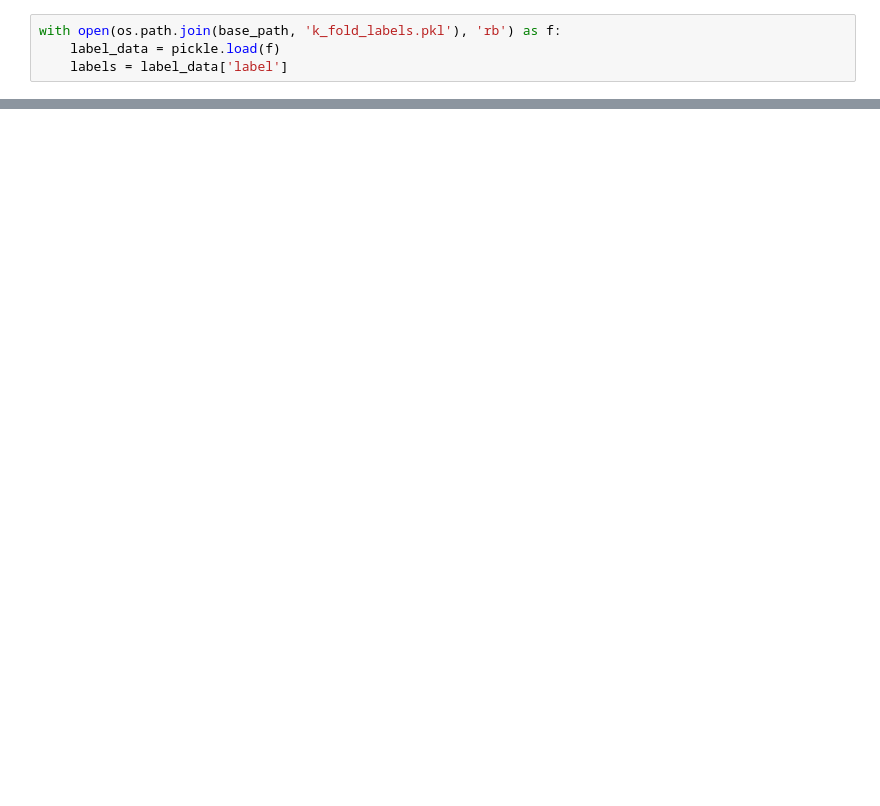
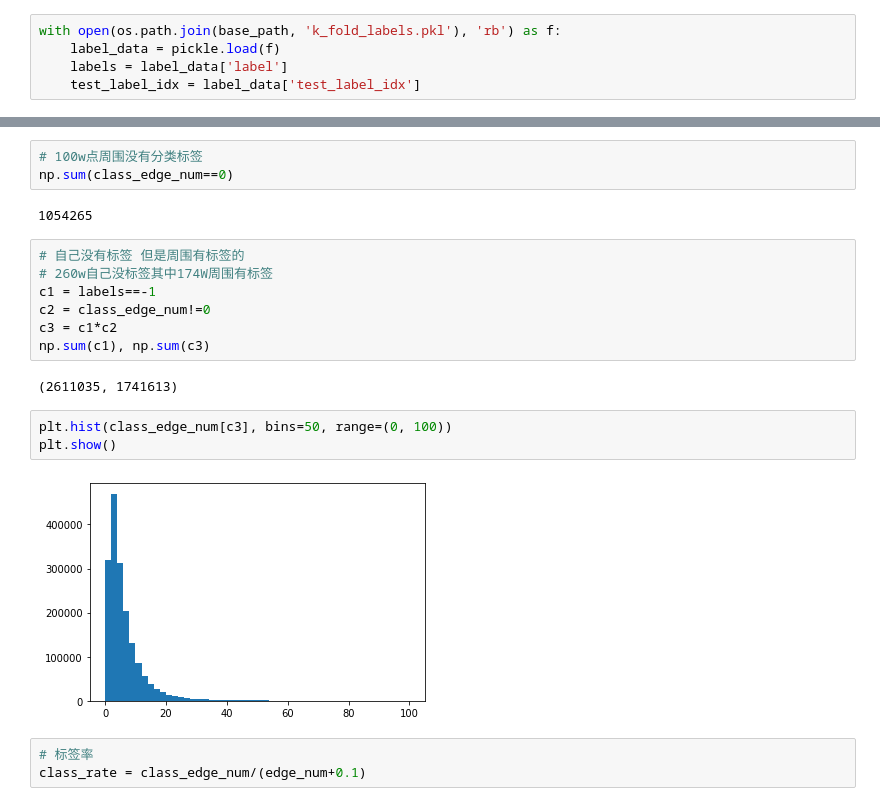
Before and after one commit to langgege-cqu/maxp_dgl, a Jupyter notebook: maxp_model_zlm/count_class.ipynb, the cells around one changed output, grey strips where cells are left out. Cells and saved outputs as stored; diff of their text form; blank space fills up the shorter version.

```diff
--- a/maxp_model_zlm/count_class.ipynb
+++ b/maxp_model_zlm/count_class.ipynb
@@ -18,4 +17,5 @@ graph = graphs[0]
 with open(os.path.join(base_path, 'k_fold_labels.pkl'), 'rb') as f:
     label_data = pickle.load(f)
     labels = label_data['label']
+    test_label_idx = label_data['test_label_idx']
 # %%
@@ -200,0 +106,22 @@ array([[0.        , 0.00285442, 0.        , 0.        , 0.        ,
+# %%
+# 100w点周围没有分类标签
+np.sum(class_edge_num==0)
+# %% [output]
+1054265
+# %%
+# 自己没有标签 但是周围有标签的
+# 260w自己没标签其中174W周围有标签
+c1 = labels==-1
+c2 = class_edge_num!=0
+c3 = c1*c2
+np.sum(c1), np.sum(c3)
+# %% [output]
+(2611035, 1741613)
+# %%
+plt.hist(class_edge_num[c3], bins=50, range=(0, 100))
+plt.show()
+# %% [output]
+[figure, added]
+# %%
+# 标签率
+class_rate = class_edge_num/(edge_num+0.1)
```
Also changed, not shown: parts of 64 cells of this notebook, 8 other files.
